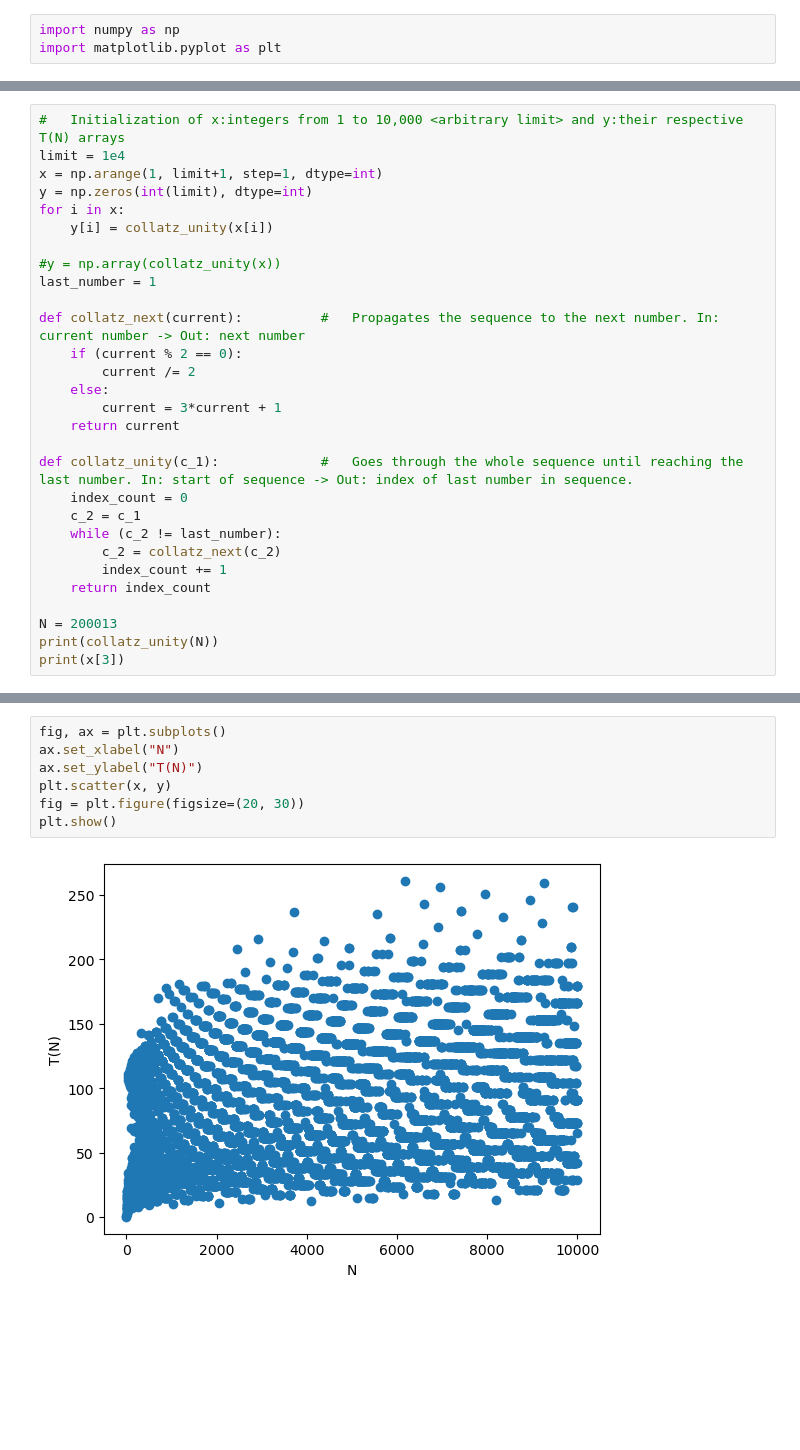
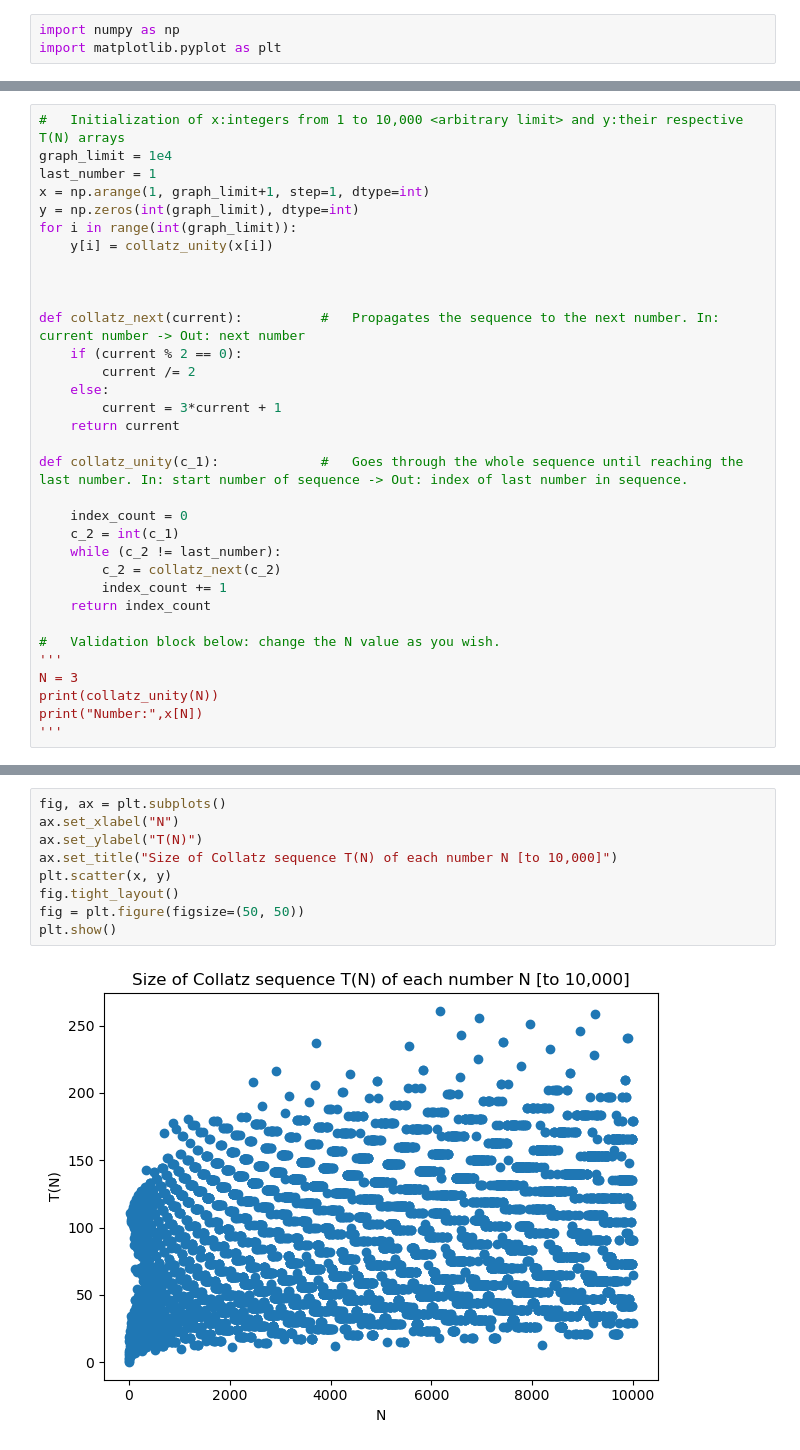
Before and after one commit to ebagoot/ap155_project_euler, a Jupyter notebook: task1.ipynb, the cells around one changed output, grey strips where cells are left out. Saved outputs shown, nothing was run; the diff lists cells and outputs as text; blank space fills up the shorter version.

```diff
--- a/task1.ipynb
+++ b/task1.ipynb
@@ -7,13 +16,13 @@ The Collatz sequence is defined as follows $\forall c_n$ $$c_{n+1} = \frac{1}{2}
 # %%
 #   Initialization of x:integers from 1 to 10,000 <arbitrary limit> and y:their respective T(N) arrays
-limit = 1e4
-x = np.arange(1, limit+1, step=1, dtype=int)
-y = np.zeros(int(limit), dtype=int)
-for i in x:
+graph_limit = 1e4
+last_number = 1
+x = np.arange(1, graph_limit+1, step=1, dtype=int)
+y = np.zeros(int(graph_limit), dtype=int)
+for i in range(int(graph_limit)):
     y[i] = collatz_unity(x[i])
 
-#y = np.array(collatz_unity(x))
-last_number = 1
+
 
 def collatz_next(current):          #   Propagates the sequence to the next number. In: current number -> Out: next number
     if (current % 2 == 0):
@@ -22,15 +31,19 @@ def collatz_next(current):          #   Propagates the sequence to the next numb
         current = 3*current + 1
     return current
 
-def collatz_unity(c_1):             #   Goes through the whole sequence until reaching the last number. In: start of sequence -> Out: index of last number in sequence.
+def collatz_unity(c_1):             #   Goes through the whole sequence until reaching the last number. In: start number of sequence -> Out: index of last number in sequence.
+
     index_count = 0
-    c_2 = c_1
+    c_2 = int(c_1)
     while (c_2 != last_number):
         c_2 = collatz_next(c_2)
         index_count += 1
     return index_count
 
-N = 200013
+#   Validation block below: change the N value as you wish.
+'''
+N = 3
 print(collatz_unity(N))
-print(x[3])
+print("Number:",x[N])
+'''
 # %% [output]
@@ -40,9 +54,11 @@ We then have a function that can find the index of the last number in the sequen
 # %%
 fig, ax = plt.subplots()
 ax.set_xlabel("N")
 ax.set_ylabel("T(N)")
+ax.set_title("Size of Collatz sequence T(N) of each number N [to 10,000]")
 plt.scatter(x, y)
-fig = plt.figure(figsize=(20, 30))
+fig.tight_layout()
+fig = plt.figure(figsize=(50, 50))
 plt.show()
 # %% [output]
-[figure, old version]
+[figure, new version]
```
Also changed, not shown: parts of 4 cells of this notebook, 1 other file.
